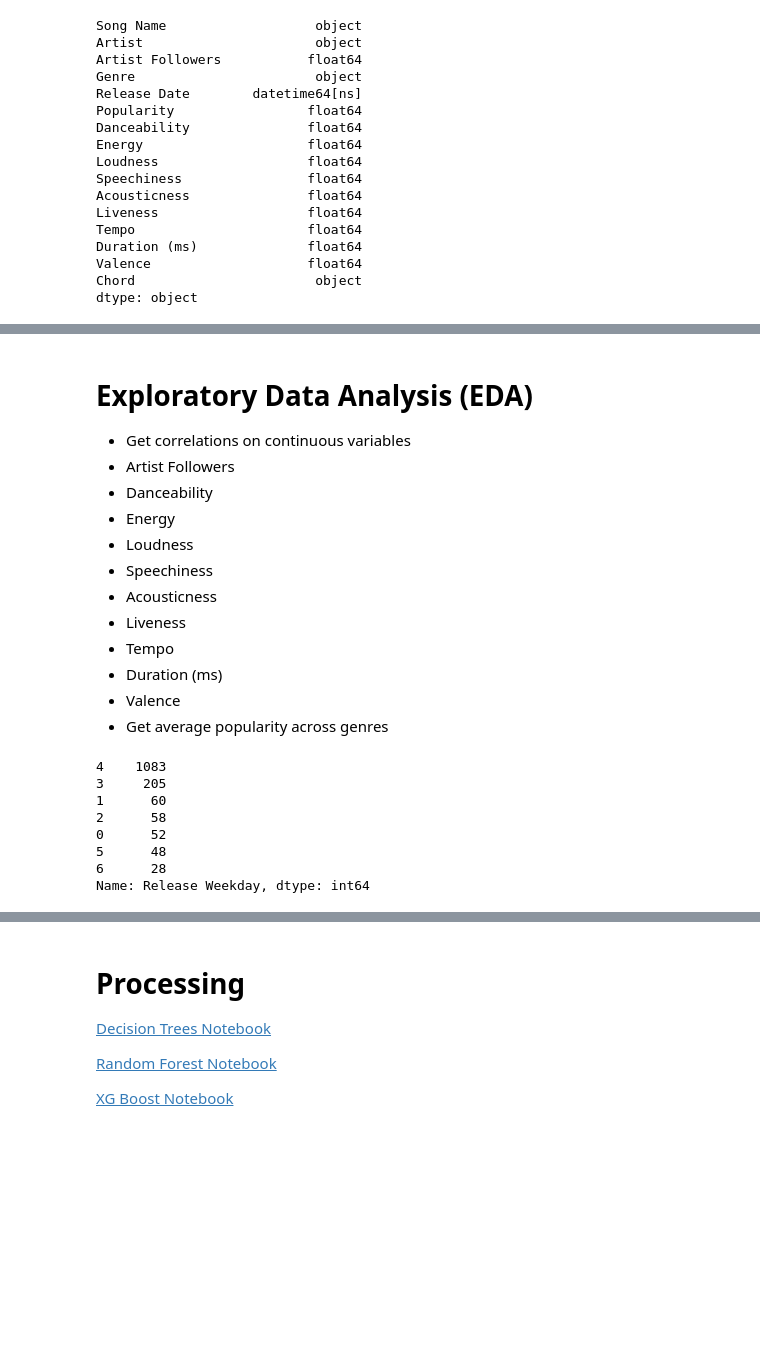
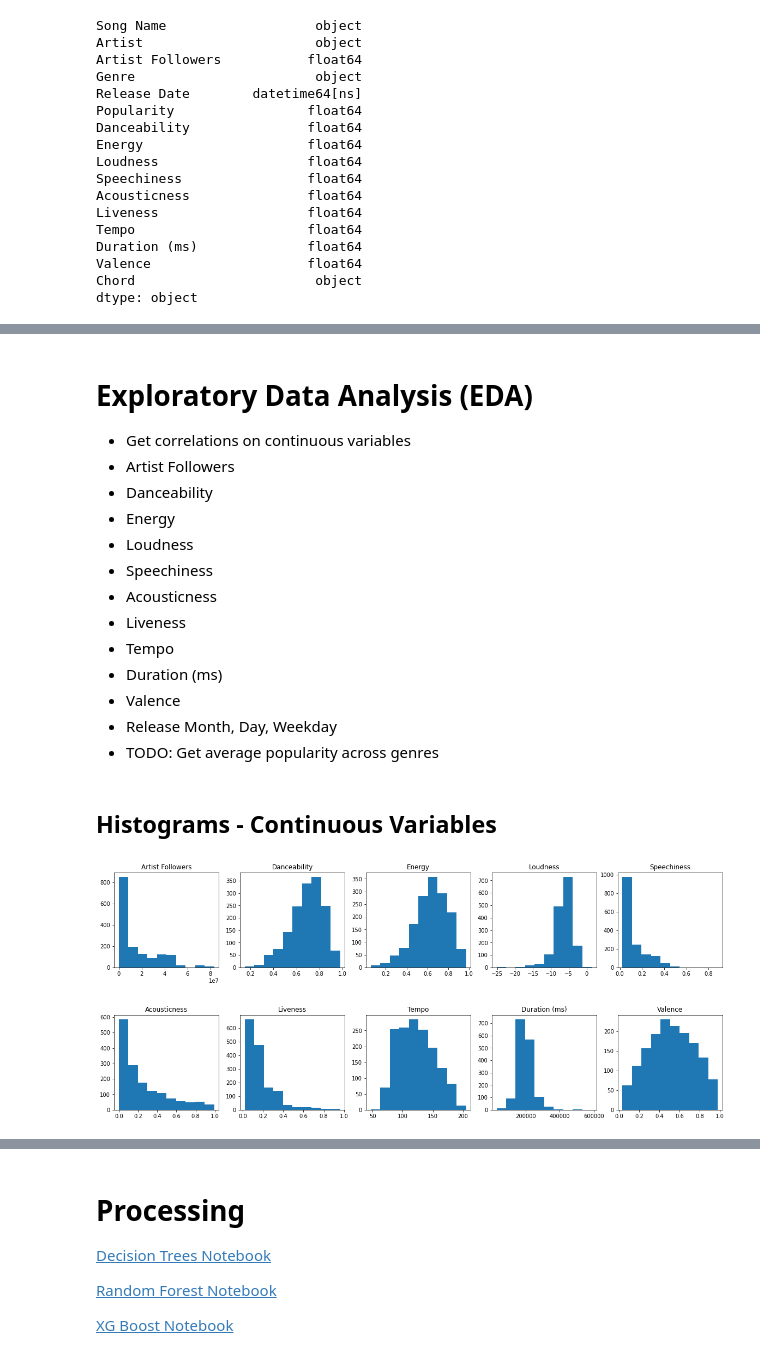
Before and after one commit to cfcastillo/DS-6-Notebooks, a Jupyter notebook: Project_3_Notebook_cfc.ipynb, the cells around one changed output, grey strips where cells are left out. Cells and saved outputs as stored; diff of their text form; code cells hidden in the pictures; blank space fills up the shorter version.

```diff
--- a/Project_3_Notebook_cfc.ipynb
+++ b/Project_3_Notebook_cfc.ipynb
@@ -368,18 +393,35 @@ data_clean_enc.head()
  * Tempo
  * Duration (ms)
  * Valence
-* Get average popularity across genres
+ * Release Month, Day, Weekday
+* TODO: Get average popularity across genres
-# %%
-# Get histograms of non-genre predictors
-data_clean_enc['Release Month'].value_counts()
-data_clean_enc['Release Day'].value_counts()
-data_clean_enc['Release Weekday'].value_counts()  # overwhelmingly released on Wednesday to Thursday. Smallest number of releases on Saturday.
-# %% [output]
-4    1083
-3     205
-1      60
-2      58
-0      52
-5      48
-6      28
-Name: Release Weekday, dtype: int64
+# %%
+# Get lists of columns that can be used for further analysis
+continuous_cols = ['Artist Followers','Danceability','Energy','Loudness','Speechiness','Acousticness','Liveness','Tempo',
+                  'Duration (ms)','Valence']
+other_cols = ['Artist Lb','Chord Lb']
+release_date_cols = ['Release Month','Release Day','Release Weekday']
+non_genre_cols = continuous_cols + other_cols + release_date_cols + ['Popularity']
+cols_to_keep = non_genre_cols + genres_to_keep
+# %% [markdown]
+## Histograms - Continuous Variables
+# %%
+# Get continuous variables into a dataframe for analysis
+data_eda_cnt = data_clean_enc[continuous_cols].copy()
+
+# Get histograms of continuous variables to note biases in the data.
+across = 5
+down = 2
+fig, axs = plt.subplots(down,across, figsize = (20,8))
+plt.subplots_adjust(hspace=.5)
+
+n = 0
+for i in range(down): #loop rows
+  for j in range(across): #loop cols
+    if n < data_eda_cnt.shape[1]: #safety to avoid array out of bounds error - don't exceed number of cols
+      col = data_eda_cnt.columns[n]
+      axs[i,j].hist(data_eda_cnt[col])
+      axs[i,j].set_title(col)
+      n+=1
+# %% [output]
+[figure, added]
```
Also changed, not shown: parts of 49 cells of this notebook.
